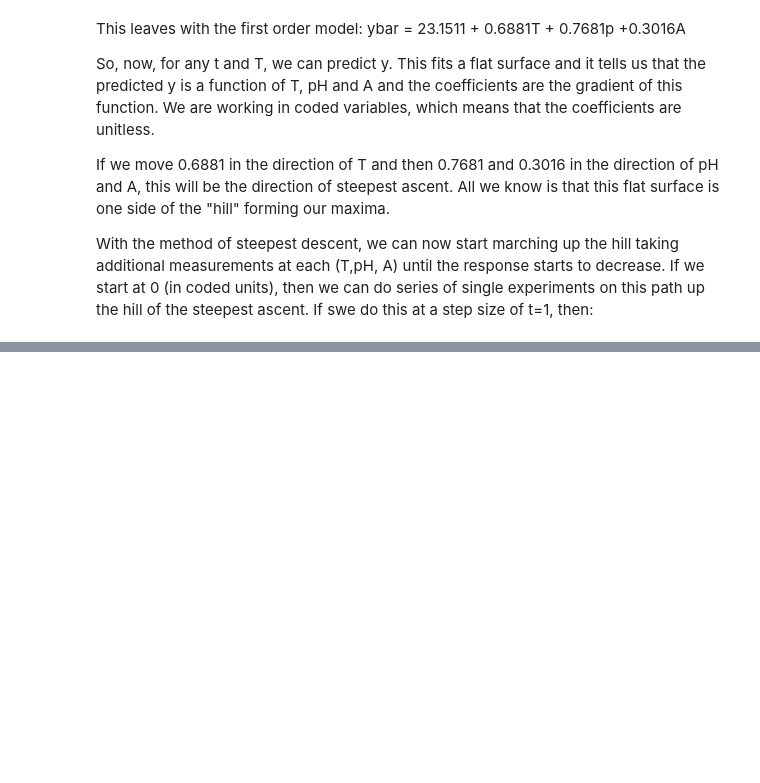
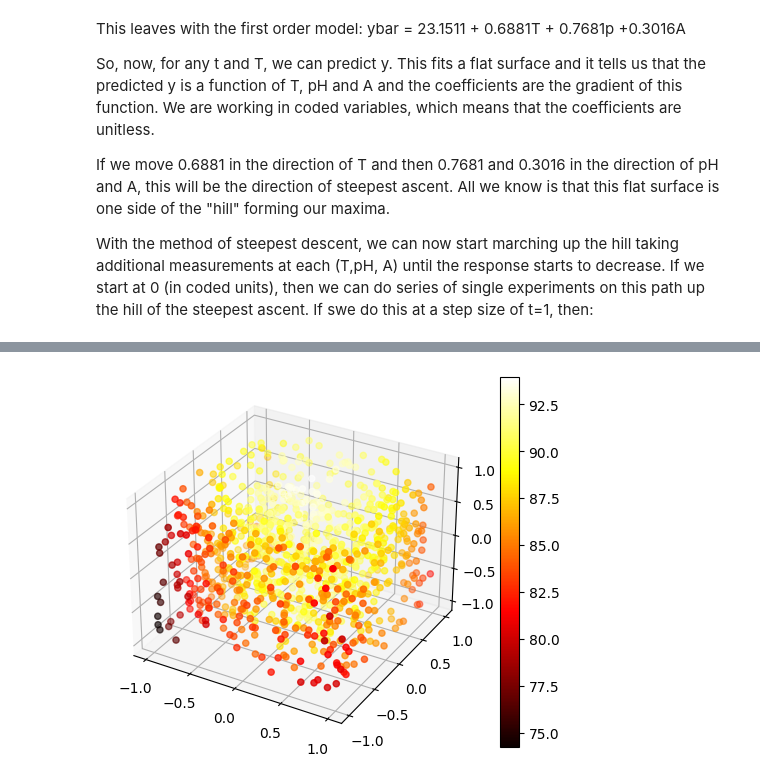
Before and after one commit to peterbmob/DHMVADoE, a Jupyter notebook: Excercises/resp.ipynb, the cells around one changed output, grey strips where cells are left out. Saved outputs shown, nothing was run; the diff lists cells and outputs as text; code cells hidden in the pictures; blank space fills up the shorter version.

```diff
--- a/Excercises/resp.ipynb
+++ b/Excercises/resp.ipynb
@@ -288,0 +329,3 @@ March_real
+# %%
+res1 = smf.ols(formula='y ~ T + p + A + T:p + I(T**2) + I(p**2)', data=results).fit()
+print(res1.summary())
@@ -288,0 +382,20 @@ March_real
+# %%
+from mpl_toolkits.mplot3d import Axes3D
+import matplotlib.pyplot as plt
+import numpy as np
+
+fig = plt.figure()
+ax = fig.add_subplot(111, projection='3d')
+
+T = np.random.uniform(inputs_df['encoded_low'][0],inputs_df['encoded_high'][0], 1000)
+p = np.random.uniform(inputs_df['encoded_low'][1],inputs_df['encoded_high'][1], 1000)
+A = np.random.uniform(inputs_df['encoded_low'][2],inputs_df['encoded_high'][2], 1000)
+data=pd.DataFrame({'T':T, 'p':p, 'A':A})
+
+c = res1.predict(data)
+data['ypred']=c
+img = ax.scatter(T, p, A, c=c, cmap=plt.hot())
+fig.colorbar(img)
+plt.show()
+# %% [output]
+[figure, added]
```
Also changed, not shown: parts of 18 cells of this notebook.
